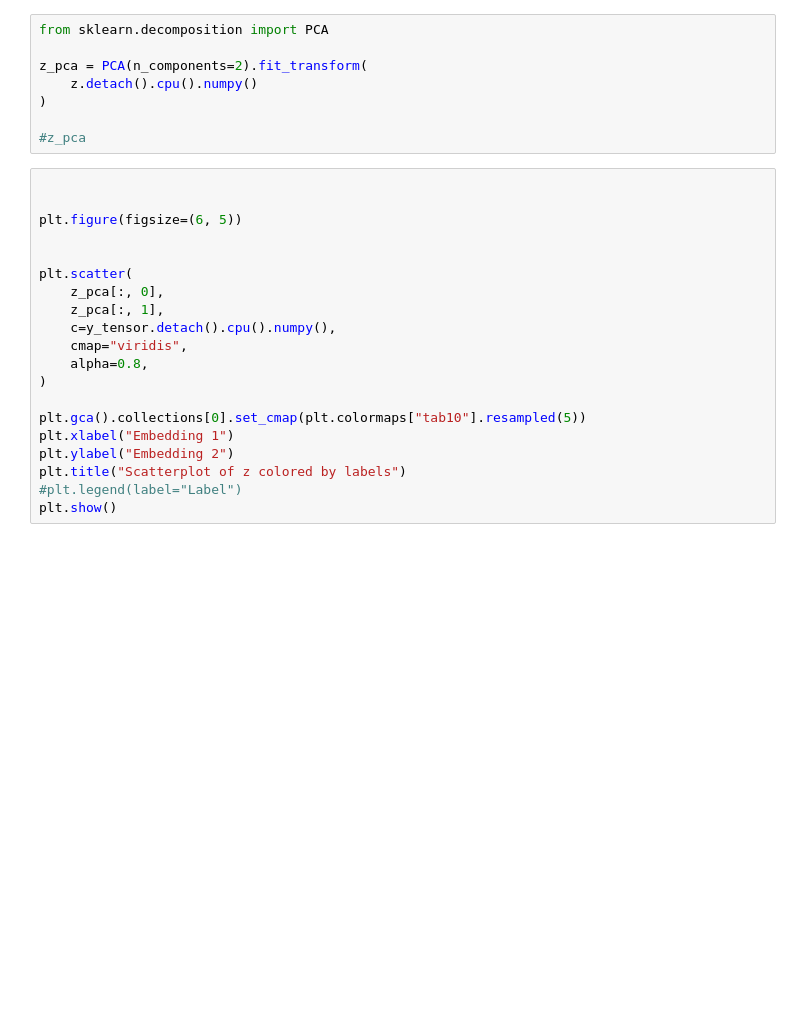
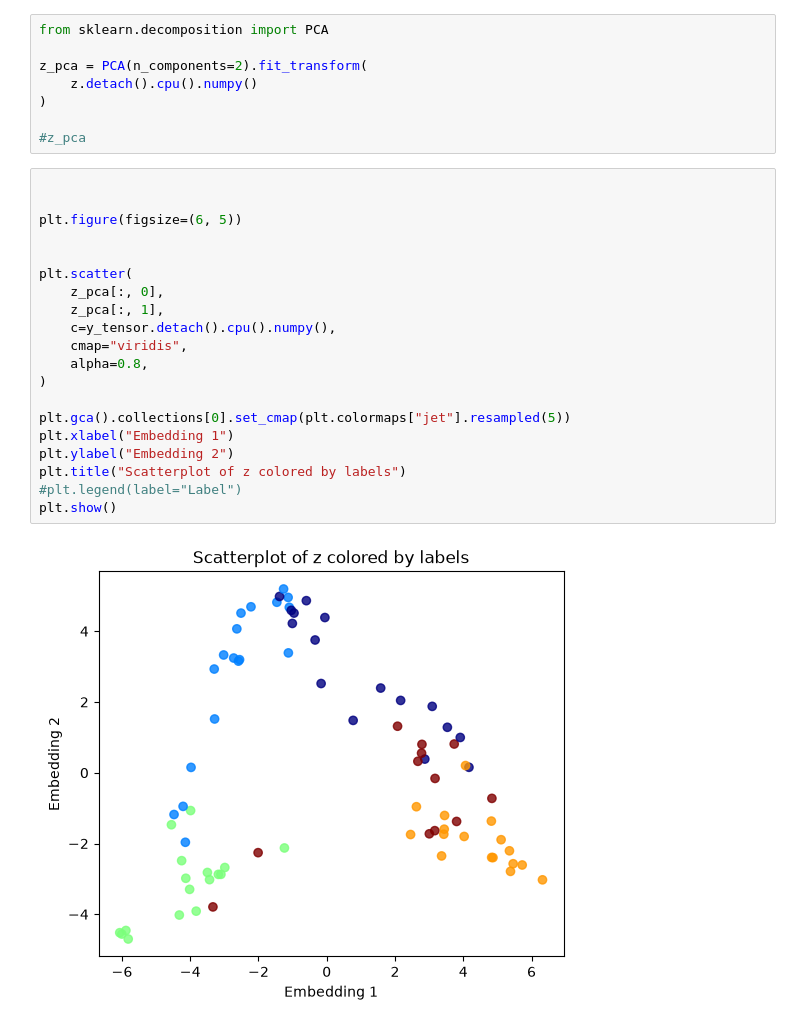
Before and after one commit to tiagoft/mlxp, a Jupyter notebook: notebooks/02-colapse_soft_embeddings.ipynb, the cells around one changed output. Drawn from its saved outputs; the diff is of its cells as text; blank space fills up the shorter version.

```diff
--- a/notebooks/02-colapse_soft_embeddings.ipynb
+++ b/notebooks/02-colapse_soft_embeddings.ipynb
@@ -131,20 +206,22 @@ z_pca = PCA(n_components=2).fit_transform(
 # %%
 
 
 plt.figure(figsize=(6, 5))
 
 
 plt.scatter(
     z_pca[:, 0],
     z_pca[:, 1],
     c=y_tensor.detach().cpu().numpy(),
     cmap="viridis",
     alpha=0.8,
 )
 
-plt.gca().collections[0].set_cmap(plt.colormaps["tab10"].resampled(5))
+plt.gca().collections[0].set_cmap(plt.colormaps["jet"].resampled(5))
 plt.xlabel("Embedding 1")
 plt.ylabel("Embedding 2")
 plt.title("Scatterplot of z colored by labels")
 #plt.legend(label="Label")
 plt.show()
+# %% [output]
+[figure, added]
```
Also changed, not shown: parts of 9 cells of this notebook, 1 other file.
